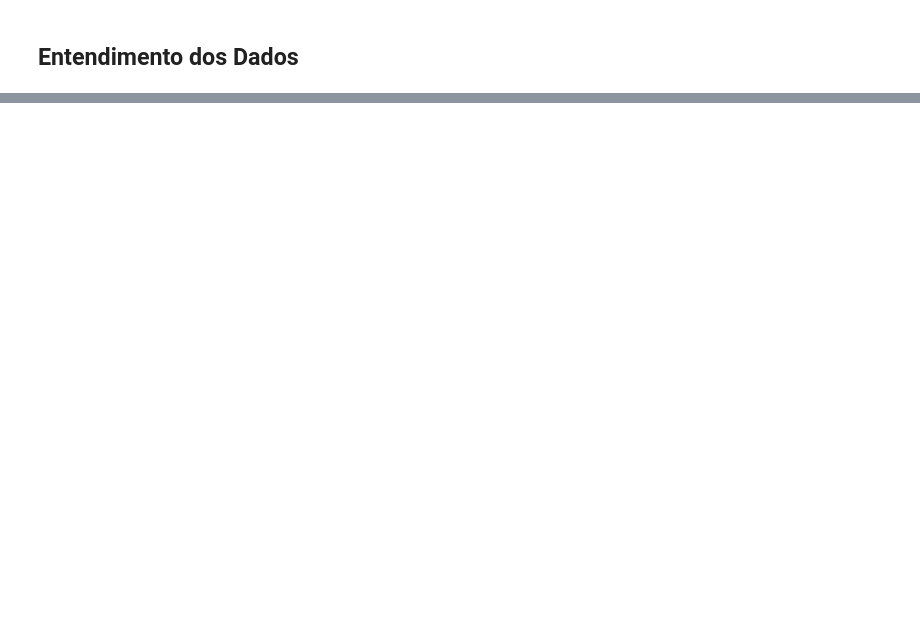
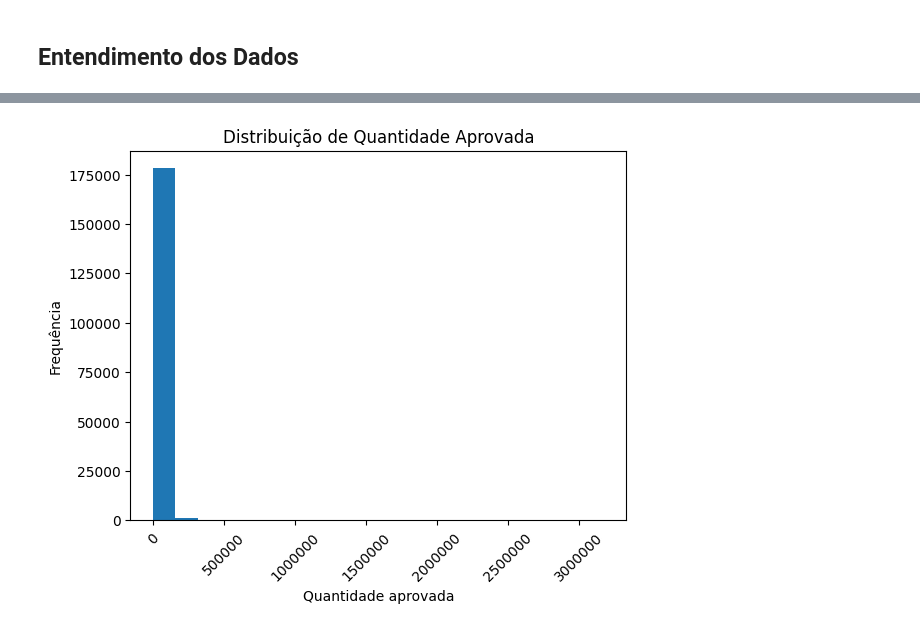
Before and after one commit to marleyabe/Data-SUS, a Jupyter notebook: analise.ipynb, the cells around one changed output, grey strips where cells are left out. Cells and saved outputs as stored; diff of their text form; code cells hidden in the pictures; blank space fills up the shorter version.

```diff
--- a/analise.ipynb
+++ b/analise.ipynb
@@ -28,0 +98,11 @@ df
+# %%
+plt.hist(df[df['Conteudo'] == 'Quantidade aprovada']['Total'], bins=20)
+
+plt.title('Distribuição de Quantidade Aprovada')
+plt.xlabel('Quantidade aprovada')
+plt.ylabel('Frequência')
+plt.ticklabel_format(style='plain', axis='x')
+plt.xticks(rotation=45)
+plt.show()
+# %% [output]
+[figure, added]
```
Also changed, not shown: parts of 15 cells of this notebook.
